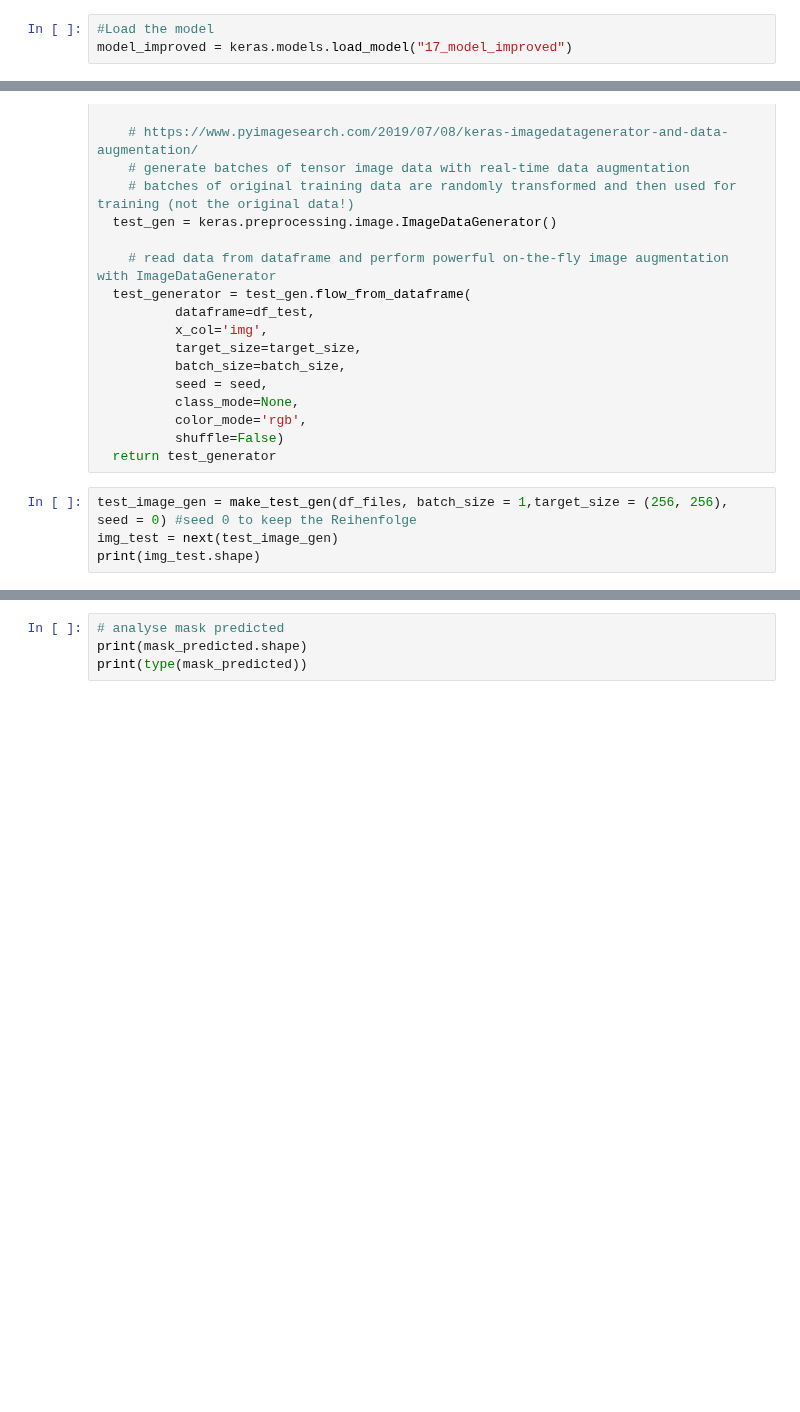
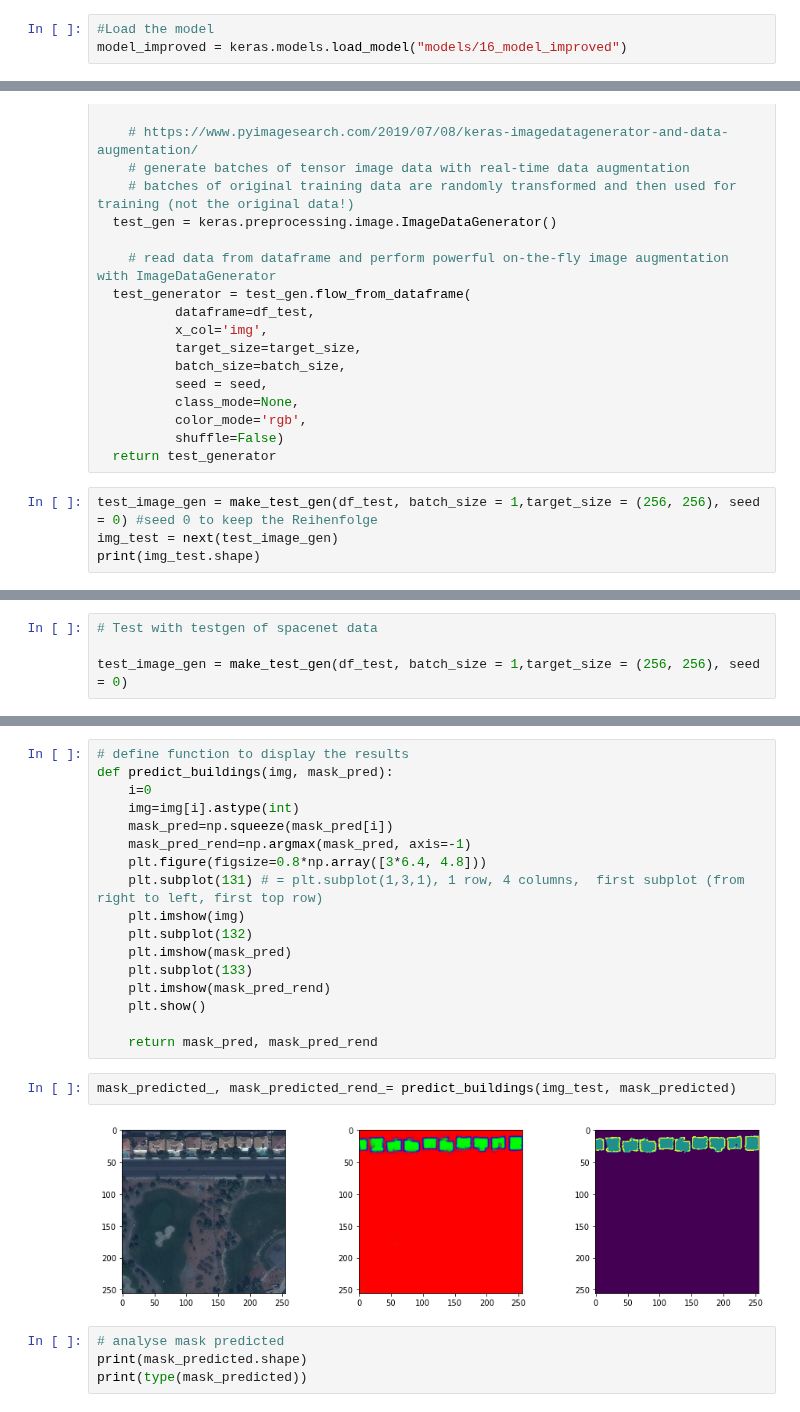
Before and after one commit to eagle20-k/InnovationLab, a Jupyter notebook: 1.0-Unet-Engineering_Katrins_Version.ipynb, the cells around one changed output, grey strips where cells are left out. Saved outputs shown, nothing was run; the diff lists cells and outputs as text; blank space fills up the shorter version.

```diff
--- a/1.0-Unet-Engineering_Katrins_Version.ipynb
+++ b/1.0-Unet-Engineering_Katrins_Version.ipynb
@@ -682,7 +682,7 @@ model_baseline.evaluate(test_gen, verbose=2)
 # Prediction / Application of Model
 # %%
 #Load the model
-model_improved = keras.models.load_model("17_model_improved")
+model_improved = keras.models.load_model("models/16_model_improved")
 # %%
 # add here the folder path, where your  data is stored
 directory = "E:/W_Katrin/Kigali/Raster/tiles"
@@ -725,7 +725,7 @@ def make_test_gen(df_test,target_size,batch_size,seed):# this function generates
           shuffle=False)
   return test_generator
 # %%
-test_image_gen = make_test_gen(df_files, batch_size = 1,target_size = (256, 256), seed = 0) #seed 0 to keep the Reihenfolge
+test_image_gen = make_test_gen(df_test, batch_size = 1,target_size = (256, 256), seed = 0) #seed 0 to keep the Reihenfolge
 img_test = next(test_image_gen)
 print(img_test.shape)
 # %% [output]
@@ -733 +733,5 @@ Found 1716 validated image filenames.
 (1, 256, 256, 3)
+# %%
+# Test with testgen of spacenet data
+
+test_image_gen = make_test_gen(df_test, batch_size = 1,target_size = (256, 256), seed = 0)
@@ -739,3 +745,24 @@ mask_predicted = model_improved.predict(test_image_gen, verbose = 1)
+# %%
+# define function to display the results
+def predict_buildings(img, mask_pred):
+    i=0
+    img=img[i].astype(int)
+    mask_pred=np.squeeze(mask_pred[i])
+    mask_pred_rend=np.argmax(mask_pred, axis=-1)
+    plt.figure(figsize=0.8*np.array([3*6.4, 4.8]))
+    plt.subplot(131) # = plt.subplot(1,3,1), 1 row, 4 columns,  first subplot (from right to left, first top row)
+    plt.imshow(img)
+    plt.subplot(132)
+    plt.imshow(mask_pred)
+    plt.subplot(133)
+    plt.imshow(mask_pred_rend)
+    plt.show()
+
+    return mask_pred, mask_pred_rend
+# %%
+mask_predicted_, mask_predicted_rend_= predict_buildings(img_test, mask_predicted)
+# %% [output]
+[figure, added]
 # %%
 # analyse mask predicted
 print(mask_predicted.shape)
```
Also changed, not shown: parts of 6 cells of this notebook, 5 other files.
